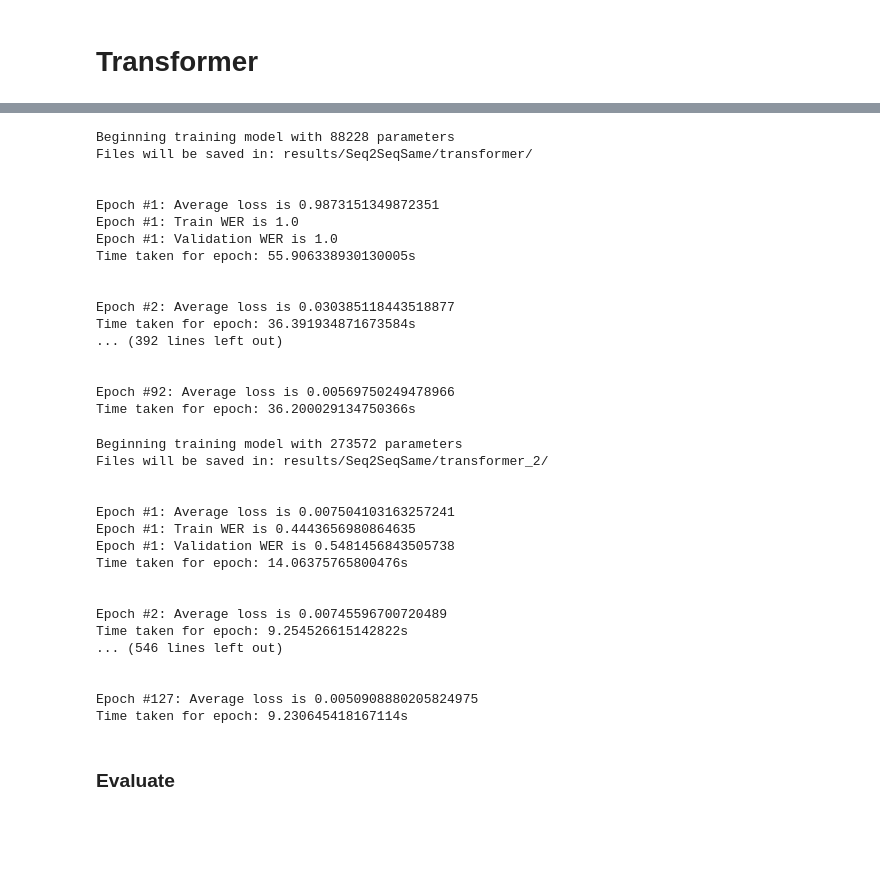
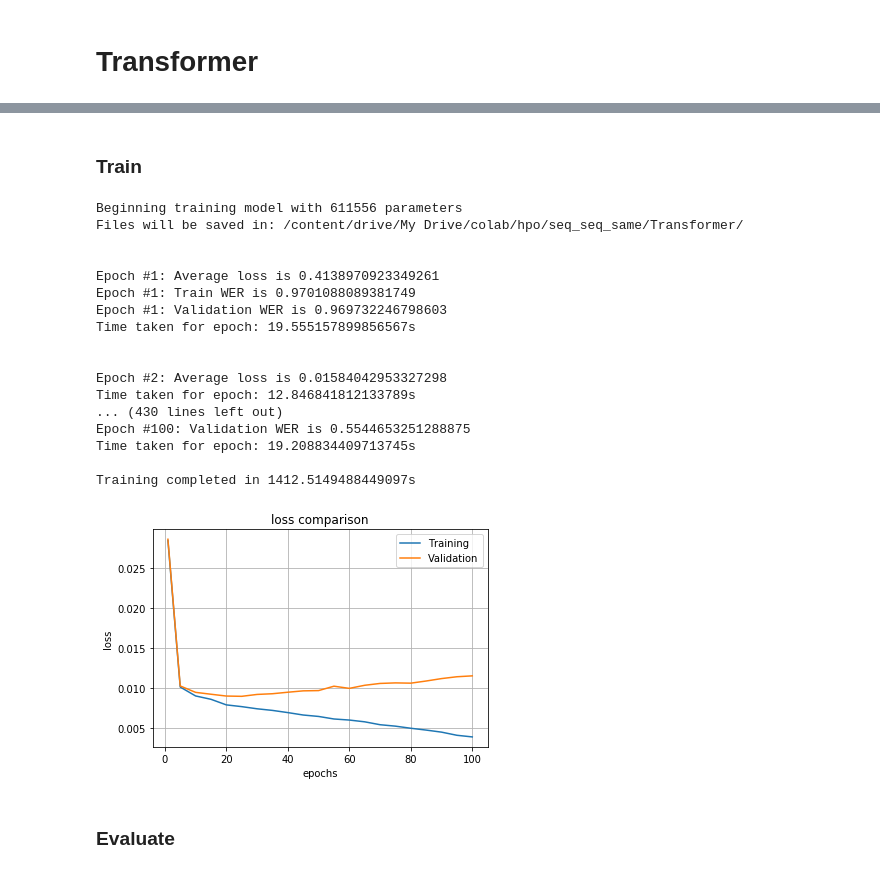
Before and after one commit to Neeratyoy/SequenceModelling, a Jupyter notebook: src/Seq2Seq-same.ipynb, the cells around one changed output, grey strips where cells are left out. Cells and saved outputs as stored; diff of their text form; code cells hidden in the pictures; blank space fills up the shorter version.

```diff
--- a/src/Seq2Seq-same.ipynb
+++ b/src/Seq2Seq-same.ipynb
@@ -314,0 +169,14 @@ print(model.count_parameters())
+# %%
+from seq_seq_same import TransformerSeq2SeqSame
+
+# create model
+model = TransformerSeq2SeqSame(in_dim=babi.max_vocab_size,
+                               out_dim=babi.max_vocab_size, N=1, heads=5,
+                               model_dim=256, key_dim=64, value_dim=64,
+                               ff_dim=512, batch_first=False)
+model = model.to(device)
+
+print("Our implementation\n{}".format("=" * len("Our implementation")))
+print("# of parameters: {}".format(model.count_parameters()))
+for name, param in model.named_parameters():
+    print("{:<45}: {}".format(name, param.shape))
@@ -317,54 +203,33 @@ from seq_seq_same import Seq2SeqSame
 from transformer import NoamOpt
 
 loss_fn = nn.CrossEntropyLoss()
-
-# optimizer = torch.optim.Adam(model.parameters(), lr=learning_rate)
-
 optimizer = NoamOpt(model.model_dim, 1, 2000,
         torch.optim.Adam(model.parameters(), lr=0, betas=(0.9, 0.98), eps=1e-9))
 
 task = Seq2SeqSame(model, optimizer, loss_fn, device)
+out_dir = '/content/drive/My Drive/colab/hpo/seq_seq_same/Transformer/'
+# %% [markdown]
+### Train
 # %%
 model, stats = task.train(epochs=100, train_loader=train_loader, valid_loader=valid_loader,
-                                            out_dir='results/Seq2SeqSame/transformer/', freq=5, vocab=babi.vocab,
+                                            out_dir=out_dir, freq=5, vocab=babi.vocab,
                                             wer_dict=babi.wer_dict)
 # %% [output]
-Beginning training model with 88228 parameters
-Files will be saved in: results/Seq2SeqSame/transformer/
+Beginning training model with 611556 parameters
+Files will be saved in: /content/drive/My Drive/colab/hpo/seq_seq_same/Transformer/
 
 
-Epoch #1: Average loss is 0.9873151349872351
-Epoch #1: Train WER is 1.0
-Epoch #1: Validation WER is 1.0
-Time taken for epoch: 55.906338930130005s
+Epoch #1: Average loss is 0.4138970923349261
+Epoch #1: Train WER is 0.9701088089381749
+Epoch #1: Validation WER is 0.969732246798603
+Time taken for epoch: 19.555157899856567s
 
 
-Epoch #2: Average loss is 0.030385118443518877
-Time taken for epoch: 36.391934871673584s
-... (392 lines left out)
+Epoch #2: Average loss is 0.01584042953327298
+Time taken for epoch: 12.846841812133789s
+... (430 lines left out)
+Epoch #100: Validation WER is 0.5544653251288875
+Time taken for epoch: 19.208834409713745s
 
-
-Epoch #92: Average loss is 0.00569750249478966
-Time taken for epoch: 36.200029134750366s
+Training completed in 1412.5149488449097s
+[figure, added]
-# %%
-model, stats = task.train(epochs=200, train_loader=train_loader, valid_loader=valid_loader,
-                                            out_dir='results/Seq2SeqSame/transformer_2/', freq=5, vocab=babi.vocab,
-                                            wer_dict=babi.wer_dict)
-# %% [output]
-Beginning training model with 273572 parameters
-Files will be saved in: results/Seq2SeqSame/transformer_2/
-
-
-Epoch #1: Average loss is 0.007504103163257241
-Epoch #1: Train WER is 0.4443656980864635
-Epoch #1: Validation WER is 0.5481456843505738
-Time taken for epoch: 14.06375765800476s
-
-
-Epoch #2: Average loss is 0.00745596700720489
-Time taken for epoch: 9.254526615142822s
-... (546 lines left out)
-
-
-Epoch #127: Average loss is 0.0050908880205824975
-Time taken for epoch: 9.230645418167114s
```
Also changed, not shown: parts of 33 cells of this notebook, 2 other files.
